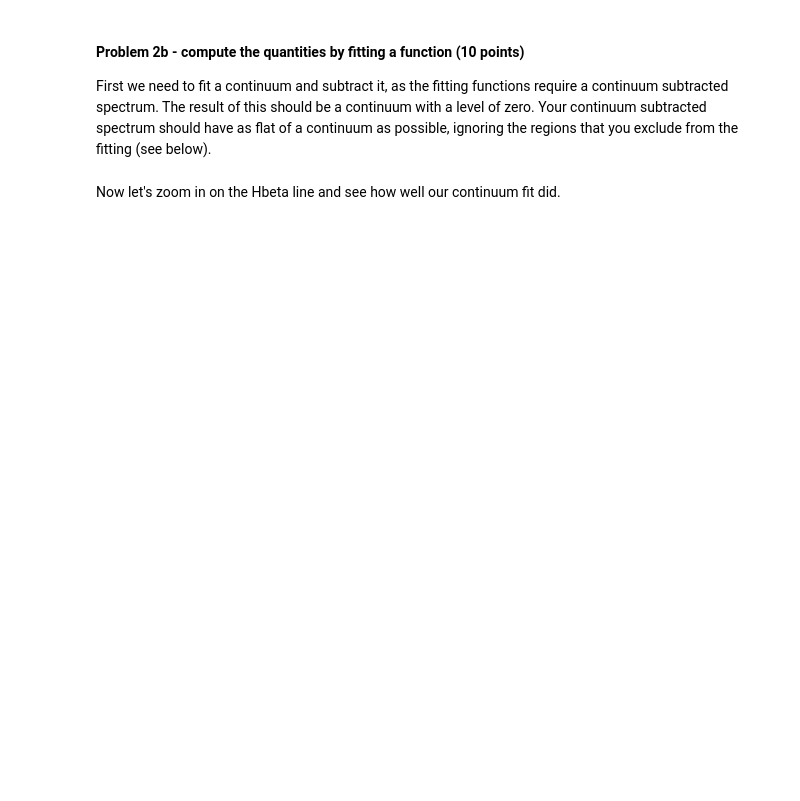
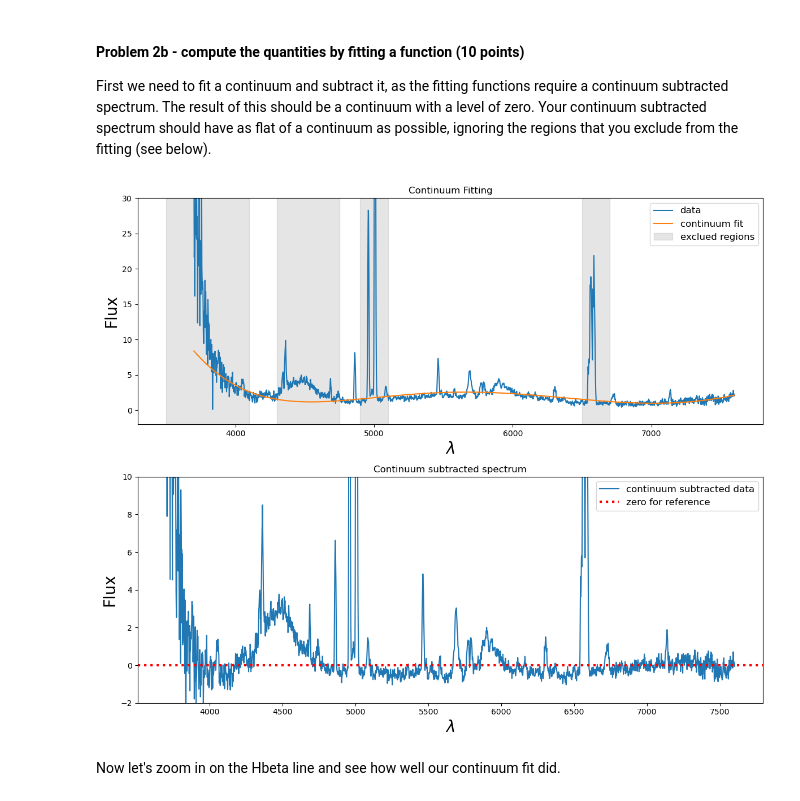
Before and after one commit to AstroKeaton/Analysis_real_spectra_student, a Jupyter notebook: analysis_real_spectra.student.ipynb, the cells around one changed output. Cells and saved outputs as stored; diff of their text form; code cells hidden in the pictures; blank space fills up the shorter version.

```diff
--- a/analysis_real_spectra.student.ipynb
+++ b/analysis_real_spectra.student.ipynb
@@ -209,9 +213,9 @@ lamhigh = [4100,4750]
 #************************
 #your other regions go here.
 #a list of the lower bounds
-lamlow.extend([])
+lamlow.extend([4900,6500])
 #a list of the upper bounds
-lamhigh.extend([])
+lamhigh.extend([5100,6700])
 
 #this creates the SpectralRegion that contains all of the excluded regions
 for ilam,lam in enumerate(lamlow):
@@ -227,40 +231,42 @@ for ilam,lam in enumerate(lamlow):
 #Your continuum subtracted spectrum should
 with warnings.catch_warnings():  # Ignore warnings
     warnings.simplefilter('ignore')
-    fitted_continuum = fit_generic_continuum(specm57,exclude_regions=excl_region, median_window=  ,
-                                             model=models.Chebyshev1D(degree=  ))
+    fitted_continuum = fit_generic_continuum(specm57,exclude_regions=excl_region, median_window=3 ,
+                                             model=models.Chebyshev1D(degree= 5 ))  #not really sure what these parameters I'm playing with do at some point I just called it good
 #this is the fitted continuum
 y_fit = fitted_continuum(specm57.wavelength)
 
 #plot the spectrum and the continuum fit
 f,(ax1,ax2) = plt.subplots(2,1,figsize=(12,10))
 ax1.plot(specm57.wavelength, specm57.flux,label='data')
 ax1.plot(specm57.wavelength, y_fit,label='continuum fit')
 ax1.set_title("Continuum Fitting")
 ax1.set_ylim(-2,30)
 ax1.set_xlabel("$\lambda$",fontsize=20)
 ax1.set_ylabel("Flux",fontsize=20)
 
 #to help you decide which regions to exclude, plot gray regions that are excluded.
 for ilam,lam in enumerate(lamlow):
     ax1.fill_betweenx([-100,100],lamlow[ilam],x2=lamhigh[ilam],color='gray',alpha=0.2,label='exclued regions')
 
     #only make the legend after the first iteration so it only makes one box
     if ilam==0:
         ax1.legend(fontsize=12)
 
 #plot the continuum subtracted spectrum
 contsubspec = specm57.flux - y_fit
 ax2.plot(specm57.wavelength, contsubspec, label='continuum subtracted data')
 ax2.set_title("Continuum subtracted spectrum")
 ax2.set_ylim(-2,10)
 ax2.axhline(0.0,color='red',linestyle=':',linewidth=3,label='zero for reference')
 ax2.set_xlabel("$\lambda$",fontsize=20)
 ax2.set_ylabel("Flux",fontsize=20)
 ax2.legend(fontsize=12)
 
 #this optimizes the spacing between the figures
 f.tight_layout()
+# %% [output]
+[figure, added]
 # %% [markdown]
 Now let's zoom in on the Hbeta line and see how well our continuum fit did.
 # %%
```
Also changed, not shown: parts of 18 cells of this notebook.
